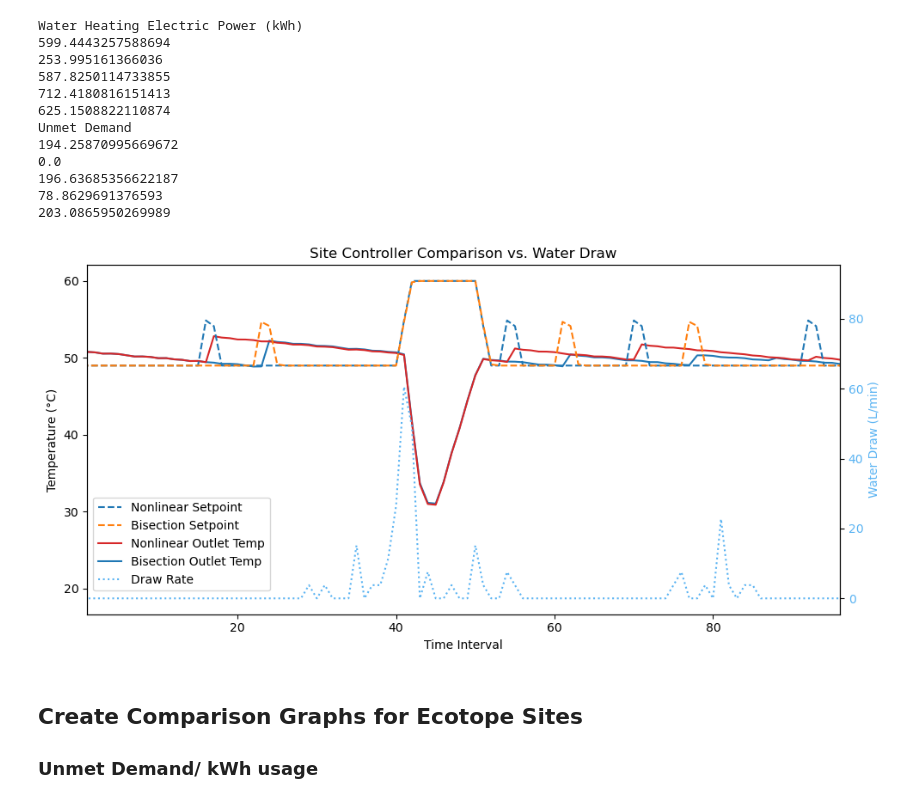
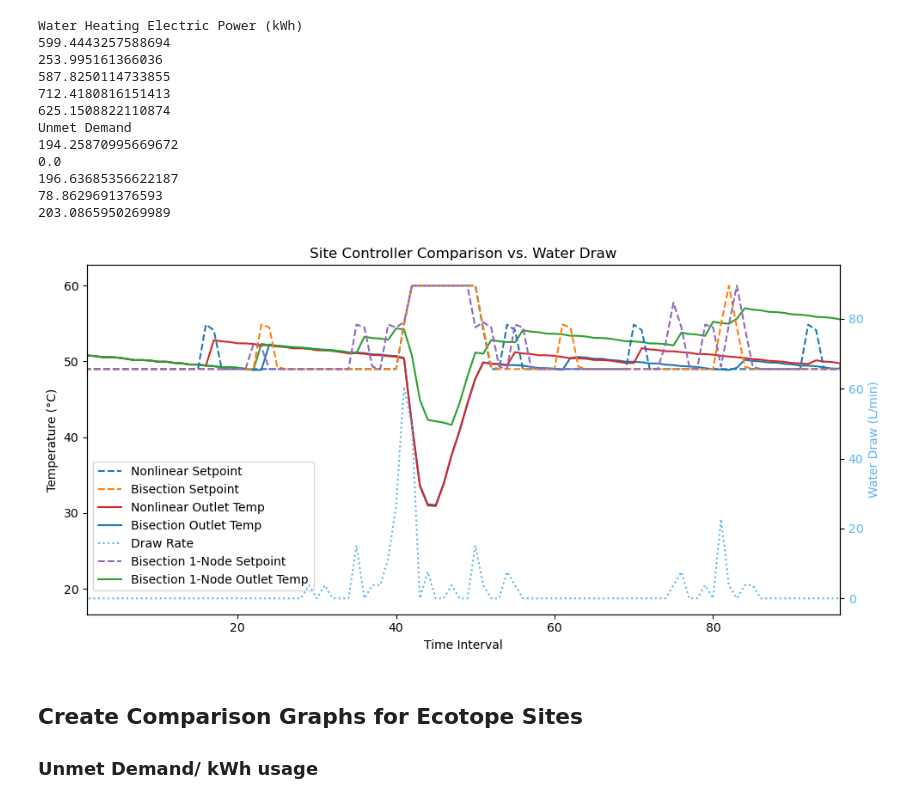
Before and after one commit to Jae-Domain/OCHRE, a Jupyter notebook: bin/nonlinear_solver/nonlinear_generate_graphics.ipynb, the cells around one changed output. Drawn from its saved outputs; the diff is of its cells as text; code cells hidden in the pictures.

```diff
--- a/bin/nonlinear_solver/nonlinear_generate_graphics.ipynb
+++ b/bin/nonlinear_solver/nonlinear_generate_graphics.ipynb
@@ -160,38 +246,41 @@ import pandas as pd
 
 site = '90069'
 nonlinear = pd.read_csv(f'output_site_{site}_nonlinear.csv')
-bisection = pd.read_csv(f'output_site_{site}_bisection.csv')[0:len(nonlinear)]
+bisection = pd.read_csv(f'output_site_{site}_bisection_rolling_2_5.csv')[0:len(nonlinear)]
+bisection_1 = pd.read_csv(f'output_site_{site}_bisection_rolling_1_5.csv')[0:len(nonlinear)]
 
 fig, ax1 = plt.subplots(figsize=(10, 5))
 
 # --- Left Y-Axis: Temperatures / Setpoints ---
 line5, = ax1.plot(bisection["Hot Water Outlet Temperature (C)"], label="Bisection Outlet Temp", color="tab:blue")
 line4, = ax1.plot(nonlinear["Hot Water Outlet Temperature (C)"], label="Nonlinear Outlet Temp", color="tab:red")
+line6, = ax1.plot(bisection_1["Hot Water Outlet Temperature (C)"], label="Bisection 1-Node Outlet Temp", color="tab:green")
 line1, = ax1.plot(nonlinear['Setpoints'], label="Nonlinear Setpoint", color="tab:blue", linestyle="dashed")
 line2, = ax1.plot(bisection['Setpoints'], label="Bisection Setpoint", color="tab:orange", linestyle="dashed")
+line7, = ax1.plot(bisection_1['Setpoints'], label="Bisection 1-Node Setpoint", color="tab:purple", linestyle="dashed")
 
 ax1.set_ylabel("Temperature (°C)")
 ax1.set_xlabel("Time Interval")
 ax1.set_xlim(0, 96)  # Restrict to first 96 intervals (0-indexed)
 
 water_color = "#5BB4F3"
 # --- Right Y-Axis: Water Draw ---
 ax2 = ax1.twinx()  # Fix: twinx() for secondary vertical Y-axis
 line3, = ax2.plot(bisection['Draw Data'], label="Draw Rate", color=water_color, linestyle="dotted")
 ax2.set_ylabel("Water Draw (L/min)", color=water_color)
 ax2.tick_params(axis='y', labelcolor=water_color)
 
 # --- Combined Legend ---
-lines = [line1, line2, line4, line5, line3]
+lines = [line1, line2, line4, line5, line3, line7, line6]
 labels = [l.get_label() for l in lines]
 ax1.legend(lines, labels, loc="best", bbox_to_anchor=(0, 0.05, 1, 1))
 
 plt.xlim(1, 96)
 plt.title(f"Site Controller Comparison vs. Water Draw")
 plt.tight_layout()
 plt.show()
 # %% [output]
-[figure, old version]
+[figure, new version]
 # %% [markdown]
 ## Create Comparison Graphs for Ecotope Sites
 ### Unmet Demand/ kWh usage
```
Also changed, not shown: parts of 5 cells of this notebook, 8 other files.
